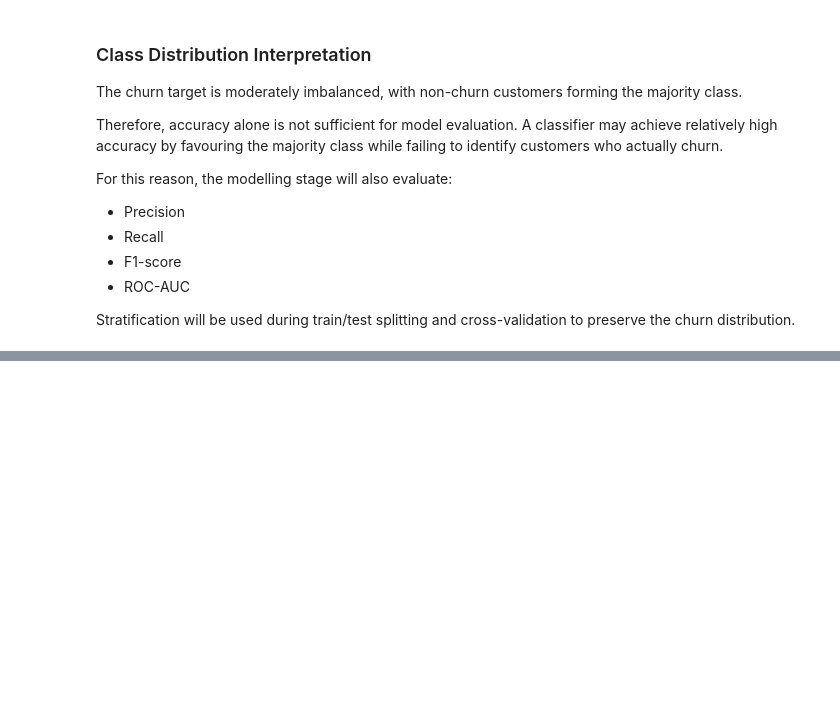
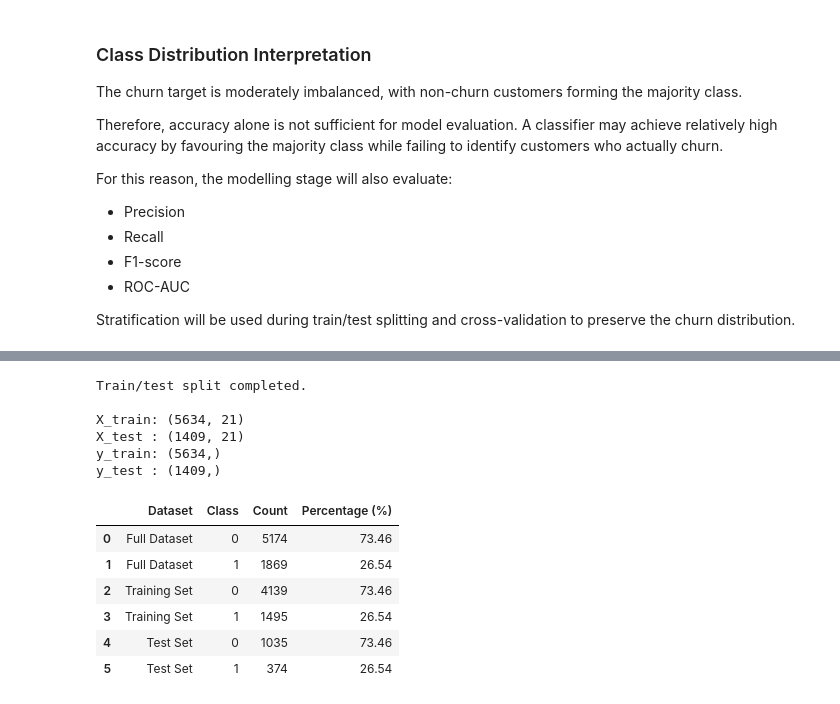
Before and after one commit to rgthimirad-cpu/Customer-Churn-Prediction-Business-Intelligence-System, a Jupyter notebook: Machine Learning/notebooks/01_logistic_regression.ipynb, the cells around one changed output, grey strips where cells are left out. Cells and saved outputs as stored; diff of their text form; code cells hidden in the pictures; blank space fills up the shorter version.

Commit message:
feat : add stratified split and cross-validation setup

```diff
--- a/Machine Learning/notebooks/01_logistic_regression.ipynb
+++ b/Machine Learning/notebooks/01_logistic_regression.ipynb
@@ -352,0 +462,66 @@ Stratification will be used during train/test splitting and cross-validation to
+# %%
+# ==========================================
+# 15. Stratified Train/Test Split
+# ==========================================
+
+X_train, X_test, y_train, y_test = train_test_split(
+    X,
+    y,
+    test_size=TEST_SIZE,
+    random_state=RANDOM_STATE,
+    stratify=y
+)
+
+print("Train/test split completed.")
+print()
+print("X_train:", X_train.shape)
+print("X_test :", X_test.shape)
+print("y_train:", y_train.shape)
+print("y_test :", y_test.shape)
+# %% [output]
+Train/test split completed.
+
+X_train: (5634, 21)
+X_test : (1409, 21)
+y_train: (5634,)
+y_test : (1409,)
+# %%
+# ==========================================
+# 16. Verify Class Distribution
+# ==========================================
+
+def class_distribution(series, name):
+    counts = series.value_counts().sort_index()
+
+    percentages = (
+        series.value_counts(normalize=True)
+        .sort_index()
+        .mul(100)
+    )
+
+    return pd.DataFrame({
+        "Dataset": name,
+        "Class": counts.index,
+        "Count": counts.values,
+        "Percentage (%)": percentages.values.round(2)
+    })
+
+
+distribution_comparison = pd.concat(
+    [
+        class_distribution(y, "Full Dataset"),
+        class_distribution(y_train, "Training Set"),
+        class_distribution(y_test, "Test Set"),
+    ],
+    ignore_index=True
+)
+
+distribution_comparison
+# %% [output]
+|  | Dataset | Class | Count | Percentage (%) |
+| 0 | Full Dataset | 0 | 5174 | 73.46 |
+| 1 | Full Dataset | 1 | 1869 | 26.54 |
+| 2 | Training Set | 0 | 4139 | 73.46 |
+| 3 | Training Set | 1 | 1495 | 26.54 |
+| 4 | Test Set | 0 | 1035 | 73.46 |
+| 5 | Test Set | 1 | 374 | 26.54 |
```
Also changed, not shown: parts of 13 cells of this notebook, 1 other file.
